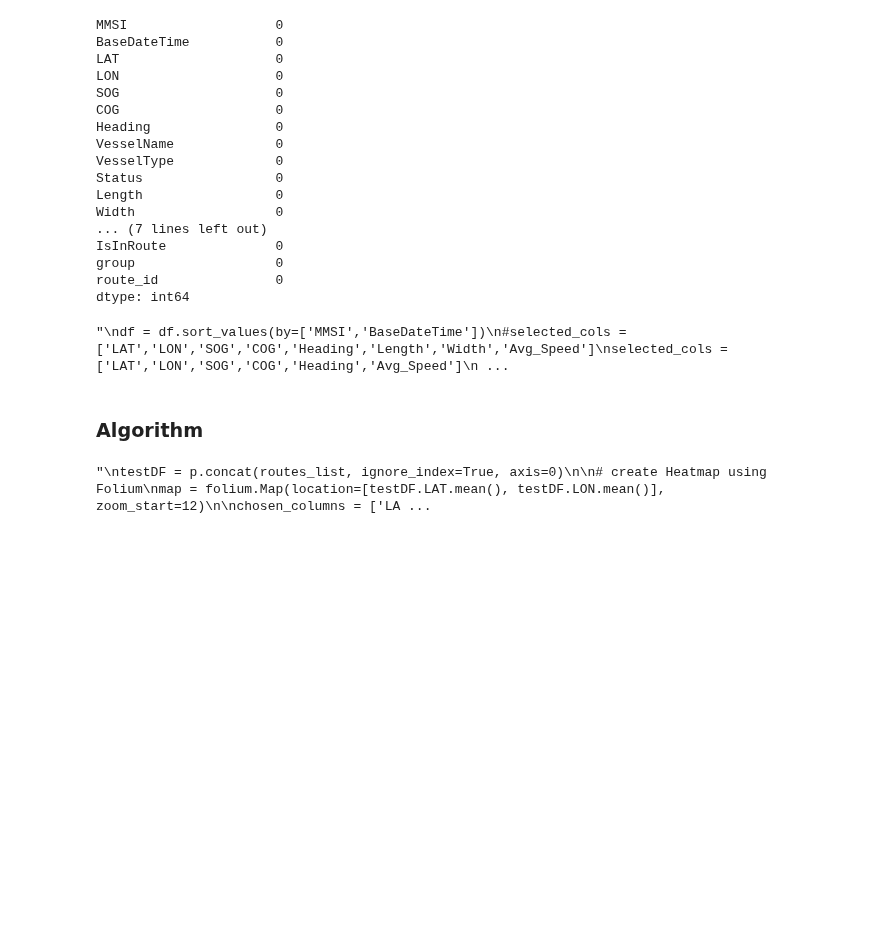
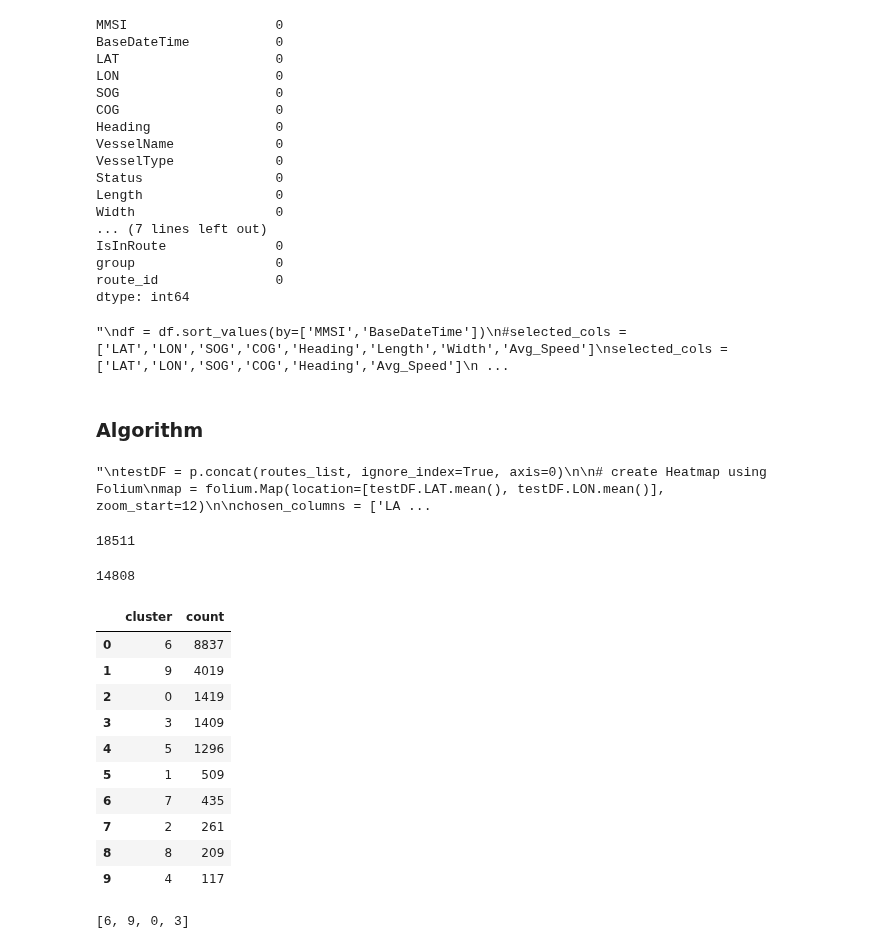
Before and after one commit to Accazeta/AIS_data_analysis, a Jupyter notebook: src/Time_series_clustering.ipynb, the cells around one changed output. Cells and saved outputs as stored; diff of their text form; code cells hidden in the pictures; blank space fills up the shorter version.

```diff
--- a/src/Time_series_clustering.ipynb
+++ b/src/Time_series_clustering.ipynb
@@ -138,7 +138,8 @@ wb.open('file://' + os.path.realpath('test.html'))
 #another test
 
 testDF = p.concat(routes_list, ignore_index=True, axis=0)
-chosen_columns = ['LAT', 'LON', 'Avg_Speed', 'COG', 'Heading', 'IsClassA']
+chosen_columns = ['LAT', 'LON', 'Avg_Speed', 'COG', 'Heading']
+#chosen_columns = ['LAT', 'LON', 'Avg_Speed', 'COG', 'Heading', 'IsClassA']
 chosen_data = testDF[chosen_columns]
 
 from sklearn.mixture import GaussianMixture
@@ -164,5 +165,46 @@ map = folium.Map(location=[testDF.LAT.mean(), testDF.LON.mean()], zoom_start=12)
 colors = ['red', 'blue', 'green', 'purple', 'orange', 'darkred', 'lightred', 'beige', 'darkblue', 'darkgreen']
 
 #plot
-
-f.route_clusters_plot(testDF)
+f.route_plot(inputDF=testDF, color_criteria='cluster', hover_data=chosen_columns, title=f'Route {name_of_route}')
+# TODO fix this function below
+#f.route_clusters_plot(testDF)
+# %%
+# Select biggest clusters until 80% of points is reached
+testDF['cluster'].value_counts()
+total_points = testDF['cluster'].size
+eighty_percent = int(total_points * 0.8)
+display(total_points, eighty_percent)
+
+groupedDF = testDF.groupby(by='cluster').size().reset_index(name='count',).sort_values(by='count', ascending=False)
+groupedDF.reset_index(drop=True, inplace=True)
+display(groupedDF)
+
+partial_sum = 0
+for index, row in groupedDF.iterrows():
+    temp_value = row['count']
+    if partial_sum + temp_value > eighty_percent:
+        break
+    else:
+        partial_sum = partial_sum + temp_value
+
+selected_clusters = groupedDF.iloc[:index+1, 0].to_list()
+
+display(selected_clusters)
+
+f.route_plot(testDF[testDF['cluster'].isin(selected_clusters)], color_criteria='cluster')
+f.route_plot(testDF[testDF['cluster'].isin(set(groupedDF['cluster'].to_list()) - set(selected_clusters))], color_criteria='cluster')
+# %% [output]
+18511
+14808
+|  | cluster | count |
+| 0 | 6 | 8837 |
+| 1 | 9 | 4019 |
+| 2 | 0 | 1419 |
+| 3 | 3 | 1409 |
+| 4 | 5 | 1296 |
+| 5 | 1 | 509 |
+| 6 | 7 | 435 |
+| 7 | 2 | 261 |
+| 8 | 8 | 209 |
+| 9 | 4 | 117 |
+[6, 9, 0, 3]
```
Also changed, not shown: parts of 4 cells of this notebook, 1 other file.
